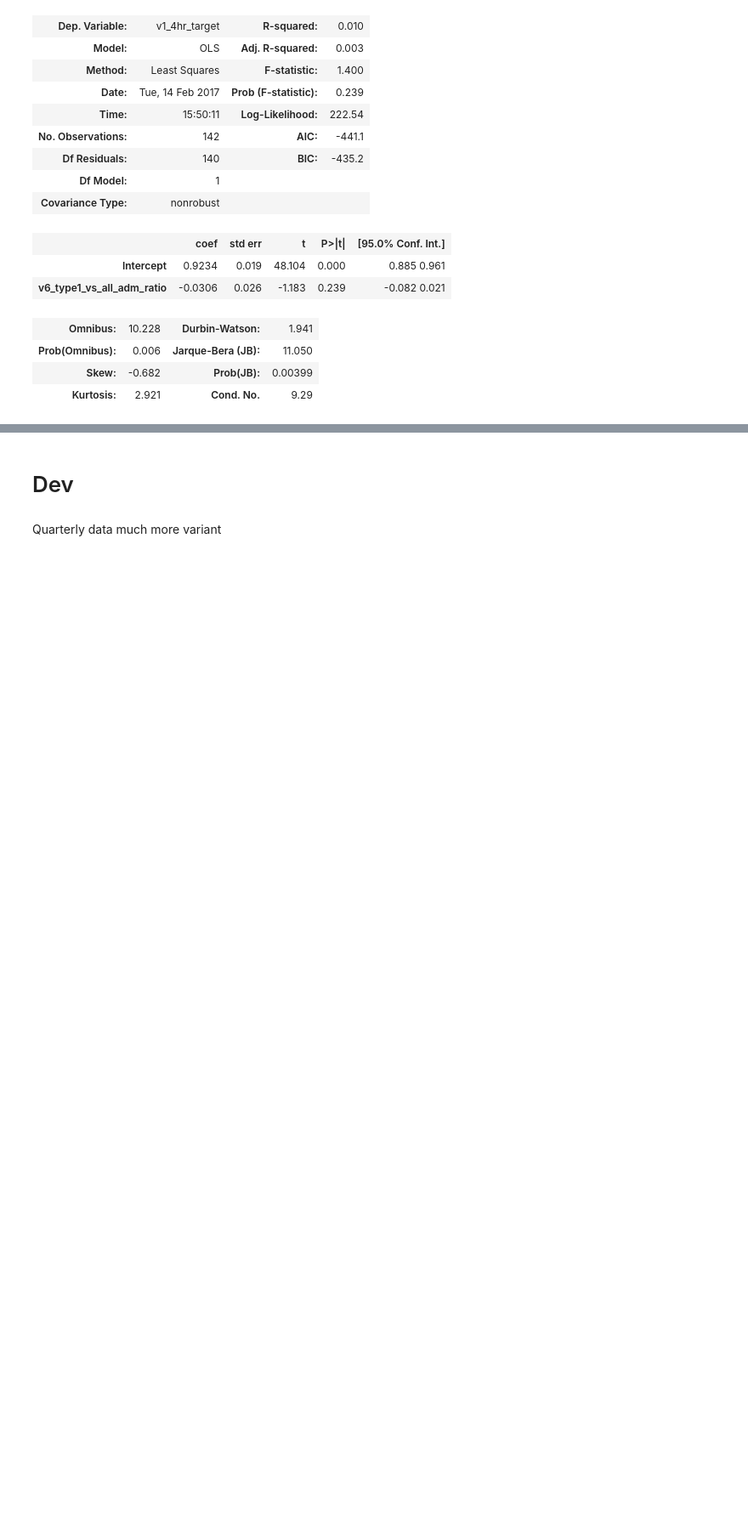
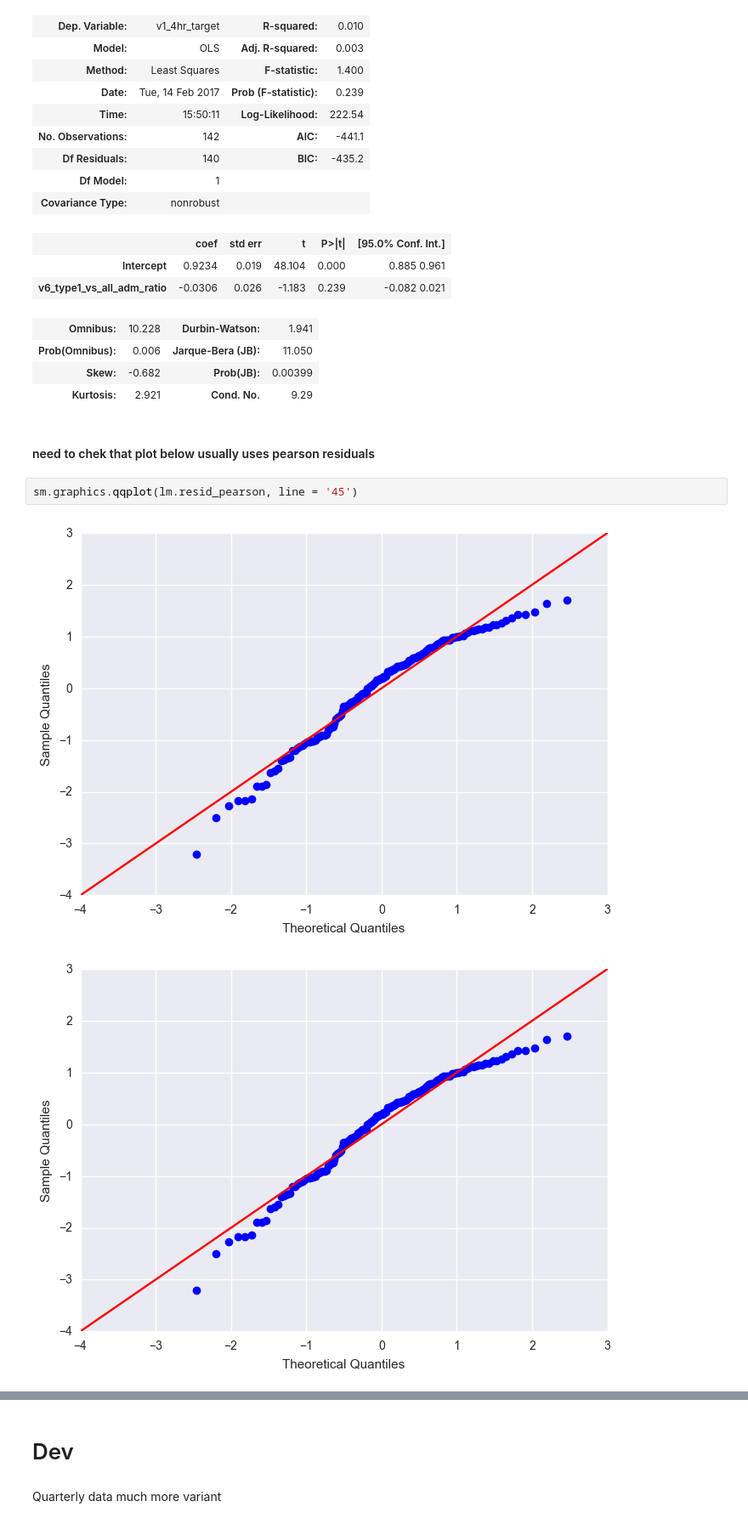
Before and after one commit to CLAHRCWessex/201702_AandE_nat, a Jupyter notebook: 4-1_Active/AandE_test_script_v1.ipynb, the cells around one changed output, grey strips where cells are left out. Shown: that part at 85% size. Cells and saved outputs as stored; diff of their text form; blank space fills up the shorter version.

```diff
--- a/4-1_Active/AandE_test_script_v1.ipynb
+++ b/4-1_Active/AandE_test_script_v1.ipynb
@@ -195,3 +218,10 @@ OLS Regression Results
 | Prob(Omnibus): | 0.006 | Jarque-Bera (JB): | 11.050 |
 | Skew: | -0.682 | Prob(JB): | 0.00399 |
 | Kurtosis: | 2.921 | Cond. No. | 9.29 |
+# %% [markdown]
+#### need to chek that plot below usually uses pearson residuals
+# %%
+sm.graphics.qqplot(lm.resid_pearson, line = '45')
+# %% [output]
+[figure, added]
+[figure, added]
```
Also changed, not shown: parts of 14 cells of this notebook, 3 other files.
